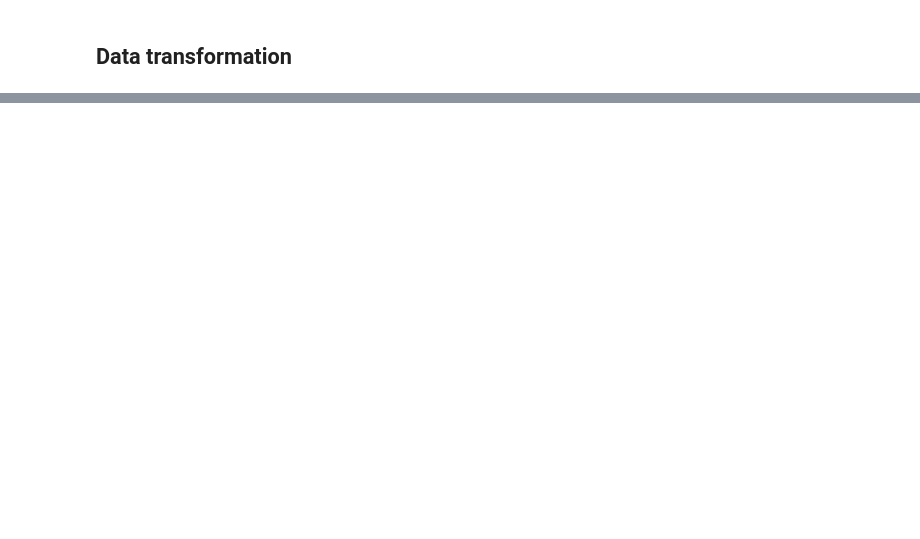
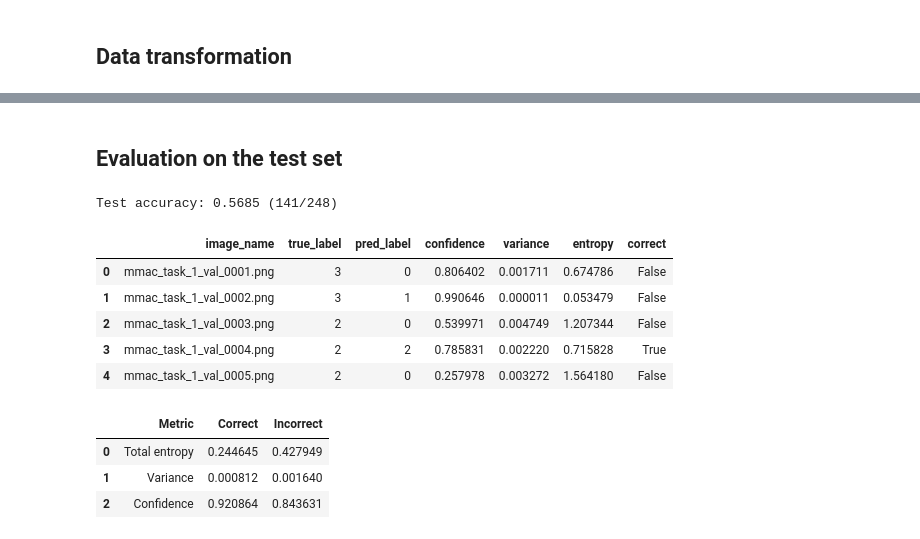
Before and after one commit to thuitema0/MPHY0050, a Jupyter notebook: Task5.ipynb, the cells around one changed output, grey strips where cells are left out. Cells and saved outputs as stored; diff of their text form; code cells hidden in the pictures; blank space fills up the shorter version.

```diff
--- a/Task5.ipynb
+++ b/Task5.ipynb
@@ -387,0 +274,76 @@ plt.show()
+# %% [markdown]
+## Evaluation on the test set
+# %%
+# For each image, the predicted label, confidence, uncertainty measures, and correctness are stored.
+all_true, all_pred, all_conf = [], [], []
+all_variance = []
+all_entropy = []
+all_correct = []
+all_names = []
+
+for batch in tqdm(test_loader, desc="MC Dropout evaluation (T=30)"):
+    images = batch["image"].to(device)
+    labels = batch["label"].to(device)
+    image_names = batch["image_name"]
+
+    mean_pred, variance, entropy = mc_dropout_inference(model, images, T=30)
+
+    preds = torch.argmax(mean_pred, dim=1)
+    conf = mean_pred.max(dim=1).values
+
+    # Collect raw logits with dropout disabled
+    model.eval()
+    with torch.no_grad():
+        raw_logits = model(images)
+    model.train()
+
+    all_true.extend(labels.cpu().numpy())
+    all_pred.extend(preds.cpu().numpy())
+    all_conf.extend(conf.cpu().numpy())
+    all_variance.extend(variance.cpu().numpy())
+    all_entropy.extend(entropy.cpu().numpy())
+    all_correct.extend((preds == labels).cpu().numpy())
+    all_names.extend(image_names)
+
+results_df = pd.DataFrame({
+    "image_name": all_names,
+    "true_label": all_true,
+    "pred_label": all_pred,
+    "confidence": all_conf,
+    "variance": all_variance,
+    "entropy": all_entropy,
+    "correct": all_correct,})
+
+accuracy = results_df["correct"].mean()
+print(f"Test accuracy: {accuracy:.4f} ({results_df['correct'].sum()}/{len(results_df)})")
+
+results_df.head()
+# %% [output]
+Test accuracy: 0.5685 (141/248)
+|  | image_name | true_label | pred_label | confidence | variance | entropy | correct |
+| 0 | mmac_task_1_val_0001.png | 3 | 0 | 0.806402 | 0.001711 | 0.674786 | False |
+| 1 | mmac_task_1_val_0002.png | 3 | 1 | 0.990646 | 0.000011 | 0.053479 | False |
+| 2 | mmac_task_1_val_0003.png | 2 | 0 | 0.539971 | 0.004749 | 1.207344 | False |
+| 3 | mmac_task_1_val_0004.png | 2 | 2 | 0.785831 | 0.002220 | 0.715828 | True |
+| 4 | mmac_task_1_val_0005.png | 2 | 0 | 0.257978 | 0.003272 | 1.564180 | False |
+# %%
+# Mean uncertainty for correct vs incorrect predictions
+correct_df = results_df[results_df["correct"]]
+incorrect_df = results_df[~results_df["correct"]]
+
+summary = pd.DataFrame({"Metric": ["Total entropy", "Variance", "Confidence"],
+    "Correct": [
+        correct_df["entropy"].mean(),
+        correct_df["variance"].mean(),
+        correct_df["confidence"].mean()],
+    "Incorrect": [
+        incorrect_df["entropy"].mean(),
+        incorrect_df["variance"].mean(),
+        incorrect_df["confidence"].mean() ], }).round(6)
+
+display(summary)
+# %% [output]
+|  | Metric | Correct | Incorrect |
+| 0 | Total entropy | 0.244645 | 0.427949 |
+| 1 | Variance | 0.000812 | 0.001640 |
+| 2 | Confidence | 0.920864 | 0.843631 |
```
Also changed, not shown: parts of 45 cells of this notebook.
